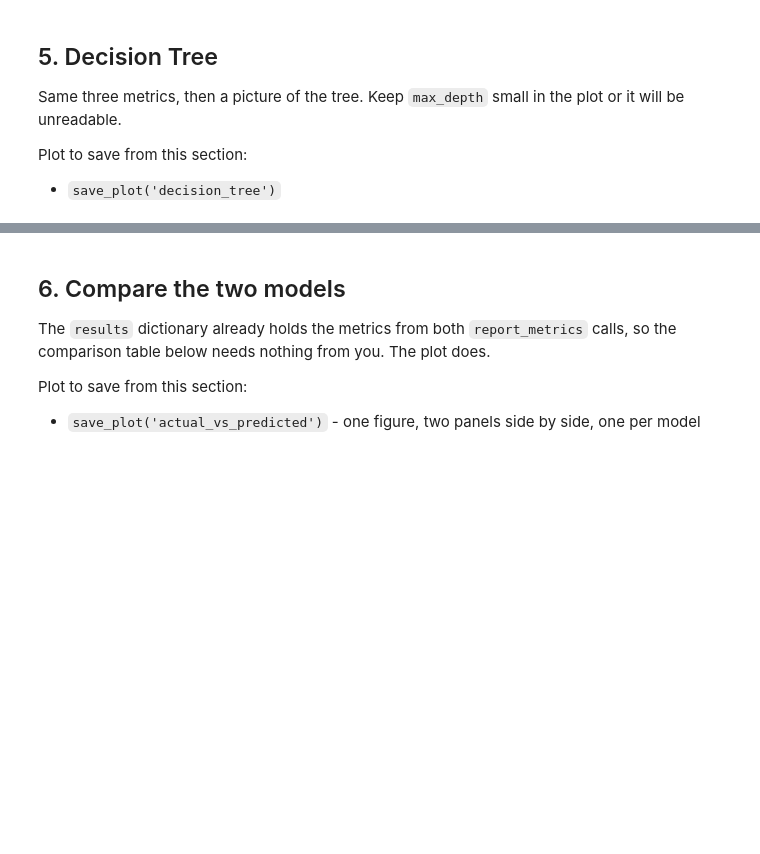
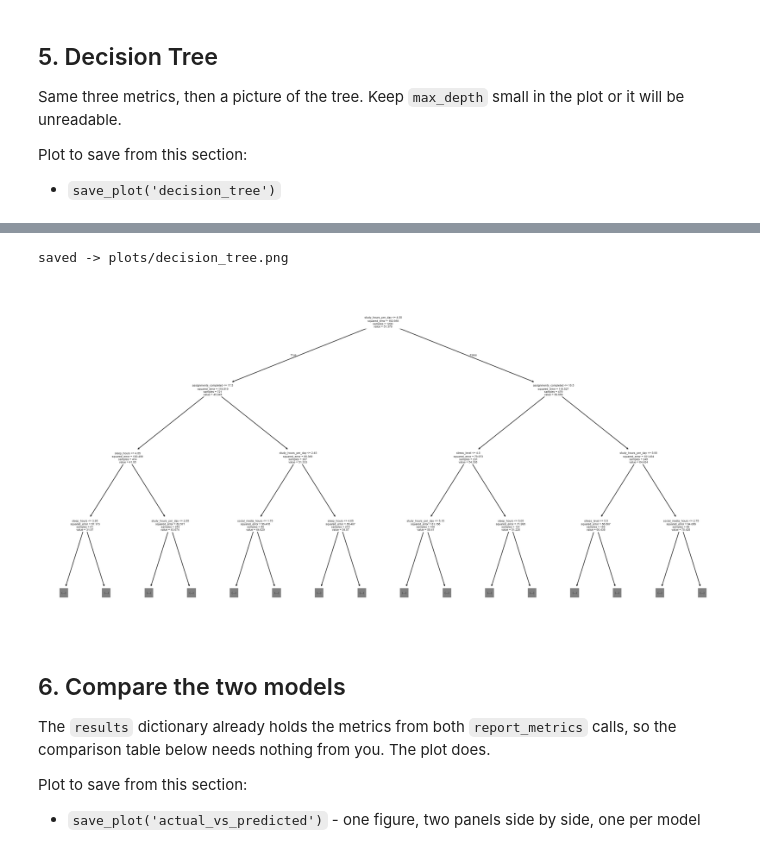
Before and after one commit to melonfruitsxoxo/scale-induction, a Jupyter notebook: starter.ipynb, the cells around one changed output, grey strips where cells are left out. Saved outputs shown, nothing was run; the diff lists cells and outputs as text; code cells hidden in the pictures; blank space fills up the shorter version.

```diff
--- a/starter.ipynb
+++ b/starter.ipynb
@@ -109,0 +156,14 @@ Use `test_size=0.2` and `random_state=42` so your numbers match everyone else's.
+# %%
+# Separate features and target
+
+X = df.drop(columns=['productivity_score'])
+y = df['productivity_score']
+
+# Train / test split
+X_train, X_test, y_train, y_test = train_test_split(X, y, test_size=0.2, random_state=42)
+print(X_train.shape, X_test.shape)
+print(y_train.shape, y_test.shape)
+
+# # Checking correlation of social_media_hours and phone_usage_hours
+# r = df['social_media_hours'].corr(df['phone_usage_hours'])
+# print(r)
@@ -114,9 +177,10 @@ Train the model, predict on the test set, and report the metrics with `report_me
 Then print the coefficients next to their feature names.
 # %%
 # Create and train the model
-
+lr = LinearRegression()
+lr.fit(X_train, y_train)
 
 # Predict on the test set
+lr_pred = lr.predict(X_test)
 
-
-# report_metrics('Linear Regression', y_test, lr_pred)
+report_metrics('Linear Regression', y_test, lr_pred)
@@ -138,9 +231,10 @@ Plot to save from this section:
 - `save_plot('decision_tree')`
 # %%
 # Create and train the tree (start with max_depth=5)
-
+dt = DecisionTreeRegressor(max_depth=8, min_samples_leaf=15,)
+dt.fit(X_train, y_train)
 
 # Predict on the test set
+dt_pred = dt.predict(X_test)
 
-
-# report_metrics('Decision Tree', y_test, dt_pred)
+report_metrics('Decision Tree', y_test, dt_pred)
@@ -147,9 +248,14 @@ Plot to save from this section:
 # %%
 # Visualise the tree. A large figsize and max_depth=3 keeps it readable.
-# plt.figure(figsize=(20, 10))
-# plot_tree(...)
+plt.figure(figsize=(20, 10))
+plot_tree(dt, max_depth=3, feature_names=X.columns)
 
+# Save the file as svg for better readability, and as png for submission
+plt.savefig('decision_tree_svg.svg', format='svg', bbox_inches='tight')
 save_plot('decision_tree')
+# %% [output]
+saved -> plots/decision_tree.png
+[figure, added]
 # %% [markdown]
 ## 6. Compare the two models
 
```
Also changed, not shown: parts of 39 cells of this notebook, 8 other files.
